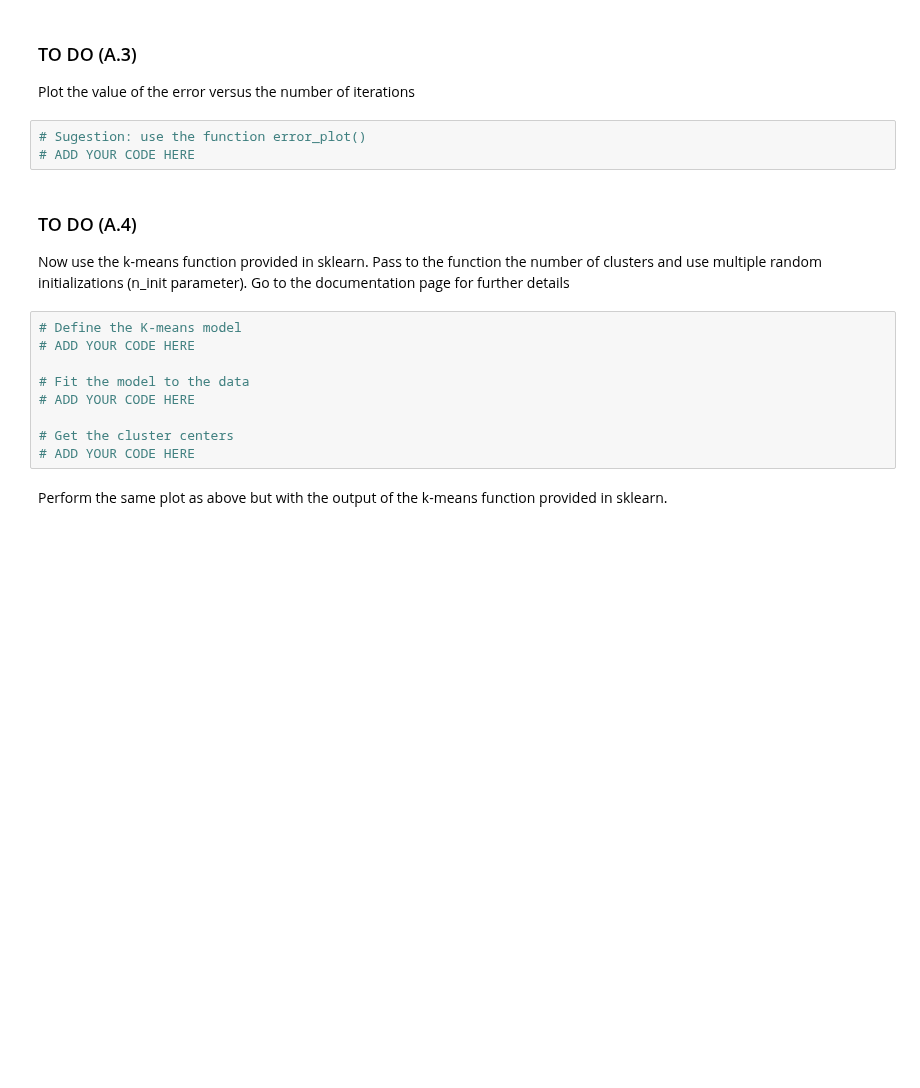
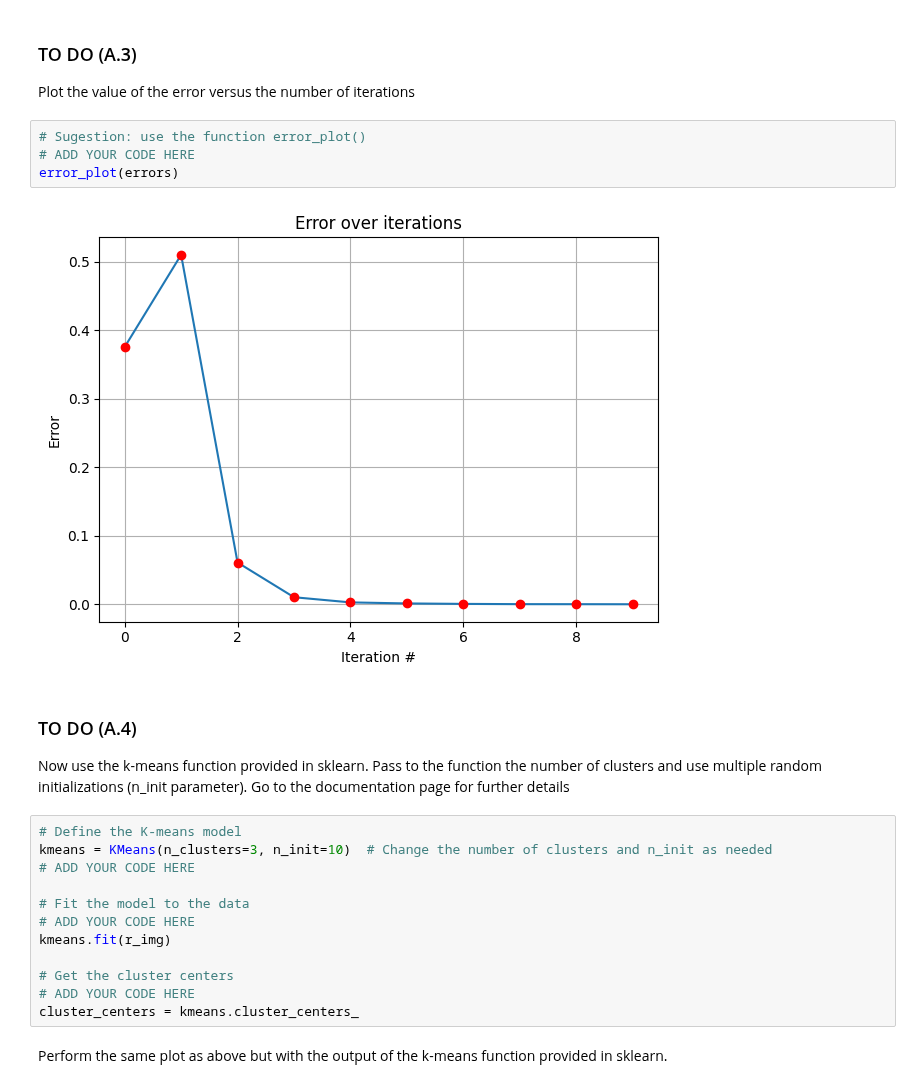
Before and after one commit to r15i/lab-machine-learning, a Jupyter notebook: lab3(consegna)/risi_emilio_lab3.ipynb, the cells around one changed output. Cells and saved outputs as stored; diff of their text form; blank space fills up the shorter version.

```diff
--- a/lab3(consegna)/risi_emilio_lab3.ipynb
+++ b/lab3(consegna)/risi_emilio_lab3.ipynb
@@ -291,18 +318,24 @@ Plot the value of the error versus the number of iterations
 # %%
 # Sugestion: use the function error_plot()
 # ADD YOUR CODE HERE
+error_plot(errors)
+# %% [output]
+[figure, added]
 # %% [markdown]
 ### TO DO (A.4)
 Now use the k-means function provided in sklearn. Pass to the function the number of clusters and use multiple random initializations (n_init parameter). Go to the documentation page for further details
 # %%
 # Define the K-means model
+kmeans = KMeans(n_clusters=3, n_init=10)  # Change the number of clusters and n_init as needed
 # ADD YOUR CODE HERE
 
 # Fit the model to the data
 # ADD YOUR CODE HERE
+kmeans.fit(r_img)
 
 # Get the cluster centers
 # ADD YOUR CODE HERE
+cluster_centers = kmeans.cluster_centers_
 # %% [markdown]
 Perform the same plot as above but with the output of the k-means function provided in sklearn.
 # %%
```
Also changed, not shown: parts of 4 cells of this notebook.
